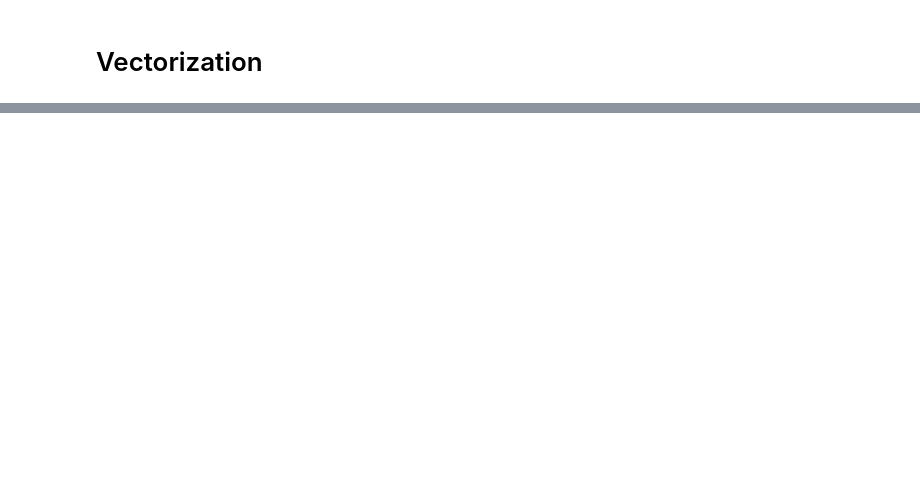
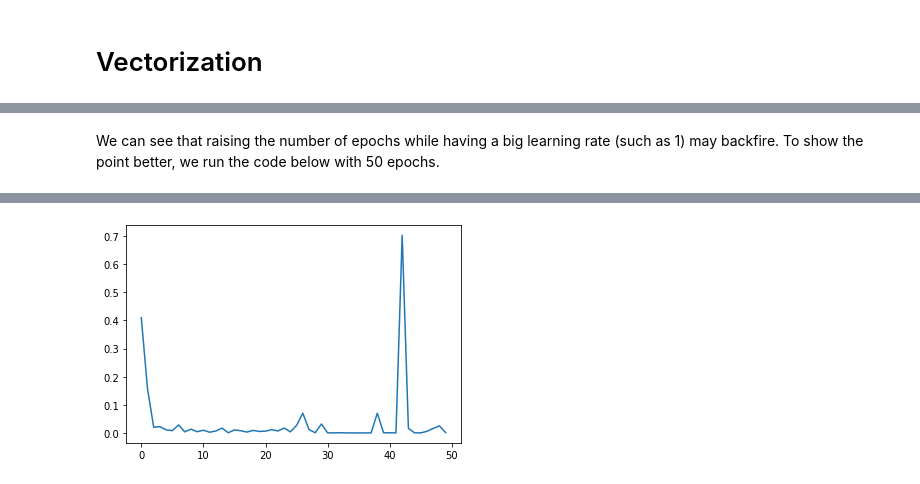
Before and after one commit to npourazin/Fruit-Classification-ANN, a Jupyter notebook: Fruit_Calssification_notebook.ipynb, the cells around one changed output, grey strips where cells are left out. Saved outputs shown, nothing was run; the diff lists cells and outputs as text; code cells hidden in the pictures; blank space fills up the shorter version.

```diff
--- a/Fruit_Calssification_notebook.ipynb
+++ b/Fruit_Calssification_notebook.ipynb
@@ -377,0 +444,16 @@ Wall time: 1.1 s
+# %% [markdown]
+We can see that raising the number of epochs while having a big learning rate (such as 1) may backfire. To show the point better, we run the code below with 50 epochs.
+# %%
+%%time
+batch_size = 10
+learning_rate = 1
+epoch_number = 50
+costs = []
+initialize_values()
+
+run_vectorized_back_propagation()
+
+epoch_size = [x for x in range(epoch_number)]
+plt.plot(epoch_size, costs)
+print("Back Propagation Accuracy: ", run_feed_forward())
+# %% [output]
@@ -377,0 +462 @@ Wall time: 1.1 s
+[figure, added]
```
Also changed, not shown: parts of 68 cells of this notebook, 1 other file.
